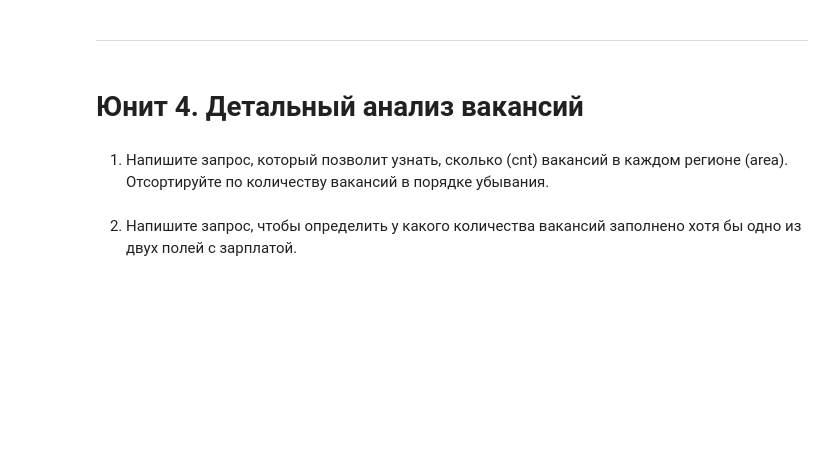
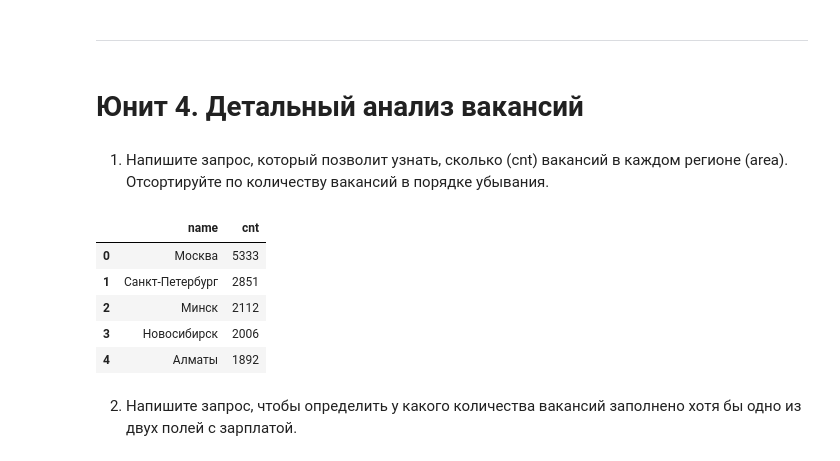
Before and after one commit to Wladeemer/SF_DSPR-107-PROJECT-2-Analyzing_Data_HH_SQL, a Jupyter notebook: HeadHunter Data Analysis-SQL.ipynb, the cells around one changed output. Saved outputs shown, nothing was run; the diff lists cells and outputs as text; code cells hidden in the pictures; blank space fills up the shorter version.

```diff
--- a/HeadHunter Data Analysis-SQL.ipynb
+++ b/HeadHunter Data Analysis-SQL.ipynb
@@ -52,8 +90,25 @@ query = f'''select count(id)
 Отсортируйте по количеству вакансий в порядке убывания.
 # %%
 # текст запроса
+query = f'''select a.name,
+            count(v.id) as cnt
+            from VACANCIES as v
+            join AREAS as a on v.area_id=a.id
+            group by a.name
+            order by 2 desc
+            limit 5
+        '''
 # %%
 # результат запроса
+df = pd.read_sql_query(query, connection)
+display(df)
+# %% [output]
+|  | name | cnt |
+| 0 | Москва | 5333 |
+| 1 | Санкт-Петербург | 2851 |
+| 2 | Минск | 2112 |
+| 3 | Новосибирск | 2006 |
+| 4 | Алматы | 1892 |
 # %% [markdown]
 2. Напишите запрос, чтобы определить у какого количества вакансий заполнено хотя бы одно из двух полей с зарплатой.
 # %%
```
Also changed, not shown: parts of 43 cells of this notebook.
